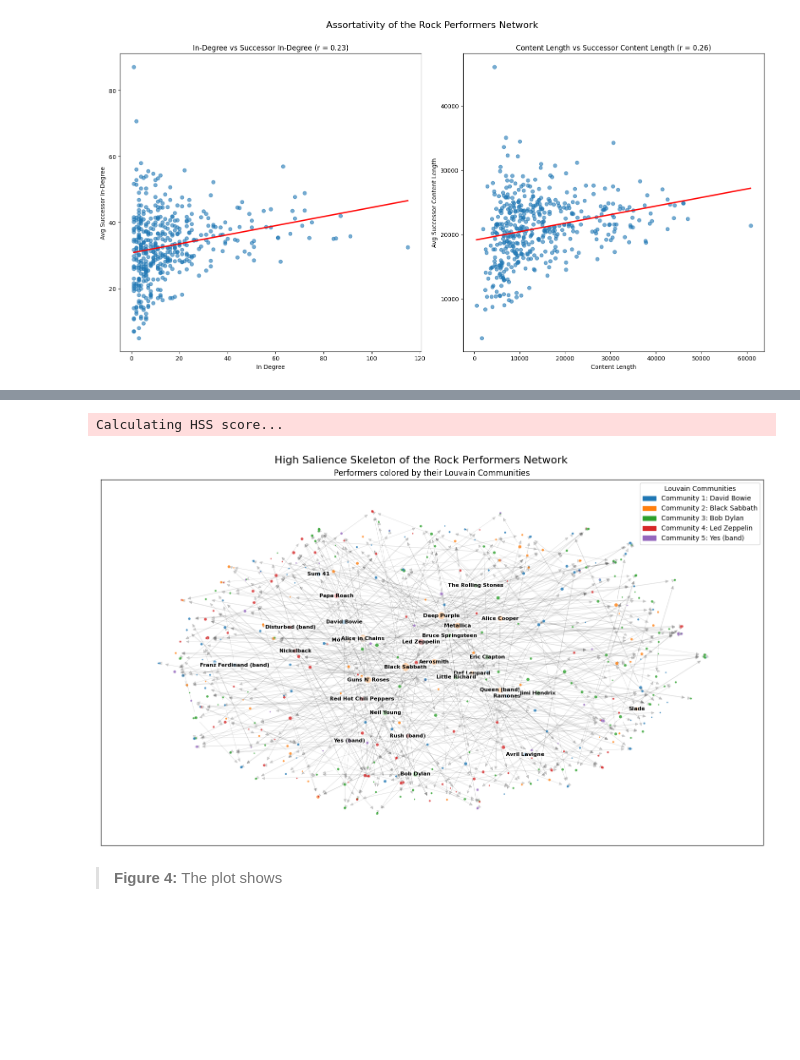
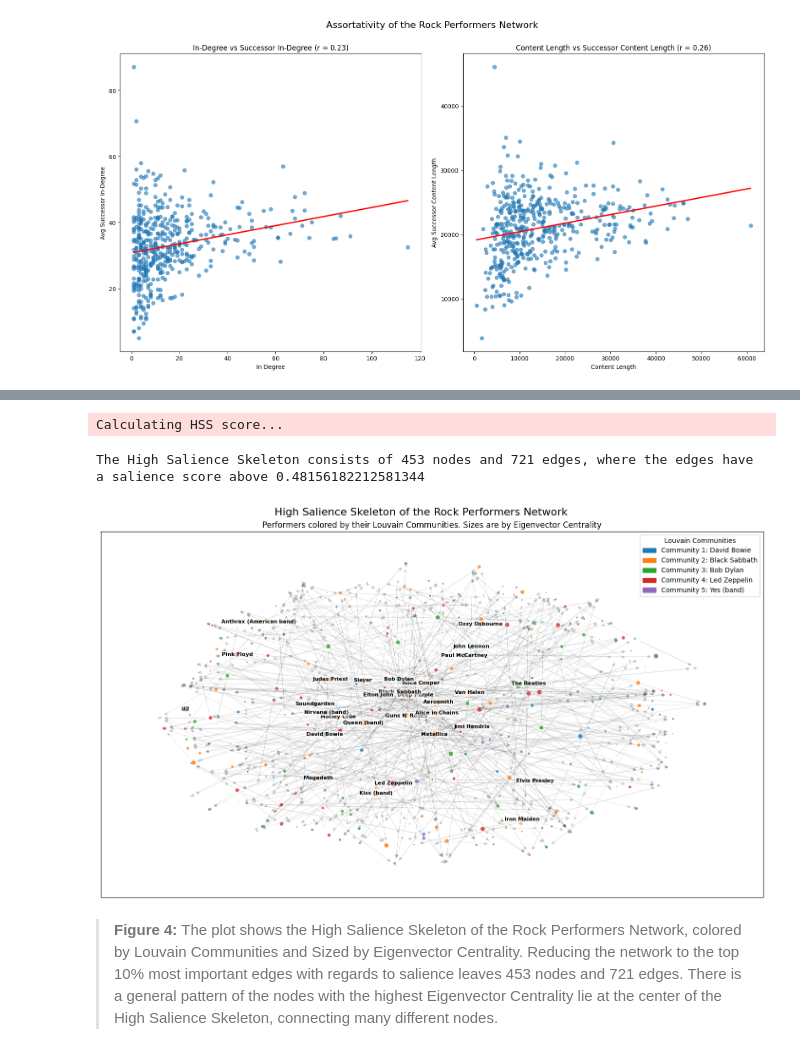
Before and after one commit to Somon8/social_graphs_25, a Jupyter notebook: Assignment2_1.ipynb, the cells around one changed output, grey strips where cells are left out. Drawn from its saved outputs; the diff is of its cells as text; code cells hidden in the pictures; blank space fills up the shorter version.

```diff
--- a/Assignment2_1.ipynb
+++ b/Assignment2_1.ipynb
@@ -379,13 +357,22 @@ backbone_df = backboning.thresholding(hss_df, threshold_value)
 
 HSS_G = nx.from_pandas_edgelist(df = backbone_df, source = "src", target= "trg", edge_attr="score"
                                 , create_using=nx.DiGraph)
+
+n_nodes = len(HSS_G.nodes())
+n_edges = len(HSS_G.edges())
+print(f"The High Salience Skeleton consists of {n_nodes} nodes and {n_edges} edges, where the edges have a salience score above {threshold_value}")
 # %% [output]
 Calculating HSS score...
+The High Salience Skeleton consists of 453 nodes and 721 edges, where the edges have a salience score above 0.48156182212581344
 # %%
-HSS_G_total_degrees = {node: HSS_G.degree(node) for node in HSS_G.nodes()}
-HSS_G_node_sizes = [HSS_G_total_degrees[node]*5 for node in HSS_G.nodes()]
-HSS_G_hubs = sorted(HSS_G.degree, key=lambda x: x[1], reverse=True)[:30]
-HSS_G_label_nodes = {n for n,_ in HSS_G_hubs}
+HSS_G_node_sizes = (df['Eigenvector Centrality']
+           .reindex(HSS_G.nodes())      # align order to the graph
+           .fillna(0)                   # 0 if a node is missing in df
+           .astype(float)
+           .to_numpy() * 500)             # scale factor
+
+HSS_G_hubs = df['Eigenvector Centrality'].sort_values(ascending=False).head(30)
+HSS_G_label_nodes = set(HSS_G_hubs.index)
 
 edge_weights = [weight for (u,v), weight in nx.get_edge_attributes(HSS_G, 'score').items()]
 
@@ -427,34 +414,35 @@ force_positions = nx.forceatlas2_layout(HSS_G
                                         ,gravity=0.1 #This is cool
                                         ,linlog = True #I LIKE THIS BUT I NEED TO EXPLAIN IT
                                         # ,distributed_action=True #EXPLAIN WHAT THIS DOES
+                                        , seed = 42
                                         )
 
 #Draw edges
 nx.draw_networkx_edges(HSS_G, pos = force_positions, alpha = 0.15, edge_color = "k", ax=axs
                        , width=edge_weights
                        )
 
 #Draw nodes
 nx.draw_networkx_nodes(HSS_G, pos = force_positions, alpha = 0.8, edgecolors = "white", linewidths = 0.3, ax=axs
                        , node_size=HSS_G_node_sizes, node_color=colors
                        )
 
 
 nx.draw_networkx_labels(
     HSS_G,
     ax=axs,
     pos=force_positions,              # or use force_positions directly
     labels={node:node if node in HSS_G_label_nodes else '' for node in HSS_G.nodes()},            # only these nodes will get text
     font_size=8,
     font_weight="bold",
     font_color="black",
     bbox=dict(boxstyle="round,pad=0.2", fc="white", ec="none", alpha=0.6)  # improves readability
 )
 
 plt.suptitle("High Salience Skeleton of the Rock Performers Network", y= 0.93, fontsize = 16)
-plt.title("Performers colored by their Louvain Communities")
+plt.title("Performers colored by their Louvain Communities. Sizes are by Eigenvector Centrality")
 plt.show()
 # %% [output]
-[figure, old version]
+[figure, new version]
 # %% [markdown]
->**Figure 4:** The plot shows
+>**Figure 4:** The plot shows the High Salience Skeleton of the Rock Performers Network, colored by Louvain Communities and Sized by Eigenvector Centrality. Reducing the network to the top 10% most important edges with regards to salience leaves 453 nodes and 721 edges. There is a general pattern of the nodes with the highest Eigenvector Centrality lie at the center of the High Salience Skeleton, connecting many different nodes.
```
Also changed, not shown: parts of 22 cells of this notebook, 1 other file.
